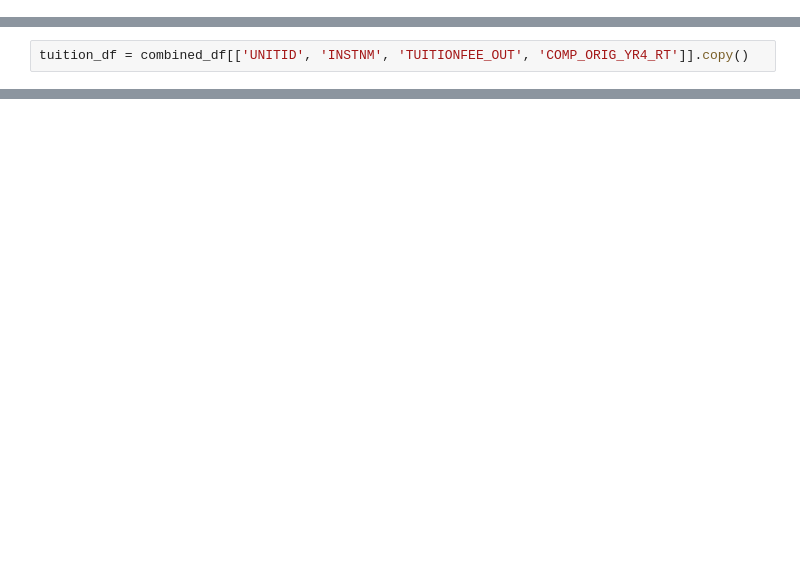
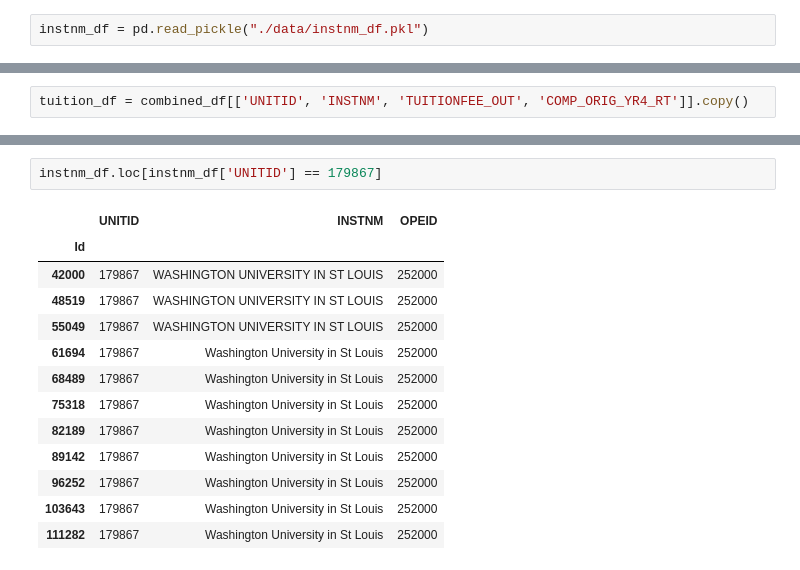
Before and after one commit to jesusbaquiax/college_graduation_rates, a Jupyter notebook: 03_Visualizations.ipynb, the cells around one changed output, grey strips where cells are left out. Drawn from its saved outputs; the diff is of its cells as text; blank space fills up the shorter version.

```diff
--- a/03_Visualizations.ipynb
+++ b/03_Visualizations.ipynb
@@ -74 +16,3 @@ features = ['UNITID', 'OPEID', 'opeid6', 'INSTNM', 'CITY', 'STABBR',
+# %%
+instnm_df = pd.read_pickle("./data/instnm_df.pkl")
 # %%
@@ -202,0 +143,16 @@ ax.set_title("Average Price VS. Footage of the Home",fontsize=20, pad=15)
+# %%
+instnm_df.loc[instnm_df['UNITID'] == 179867]
+# %% [output]
+|  | UNITID | INSTNM | OPEID |
+| Id |  |  |  |
+| 42000 | 179867 | WASHINGTON UNIVERSITY IN ST LOUIS | 252000 |
+| 48519 | 179867 | WASHINGTON UNIVERSITY IN ST LOUIS | 252000 |
+| 55049 | 179867 | WASHINGTON UNIVERSITY IN ST LOUIS | 252000 |
+| 61694 | 179867 | Washington University in St Louis | 252000 |
+| 68489 | 179867 | Washington University in St Louis | 252000 |
+| 75318 | 179867 | Washington University in St Louis | 252000 |
+| 82189 | 179867 | Washington University in St Louis | 252000 |
+| 89142 | 179867 | Washington University in St Louis | 252000 |
+| 96252 | 179867 | Washington University in St Louis | 252000 |
+| 103643 | 179867 | Washington University in St Louis | 252000 |
+| 111282 | 179867 | Washington University in St Louis | 252000 |
```
Also changed, not shown: parts of 60 cells of this notebook, 6 other files.
